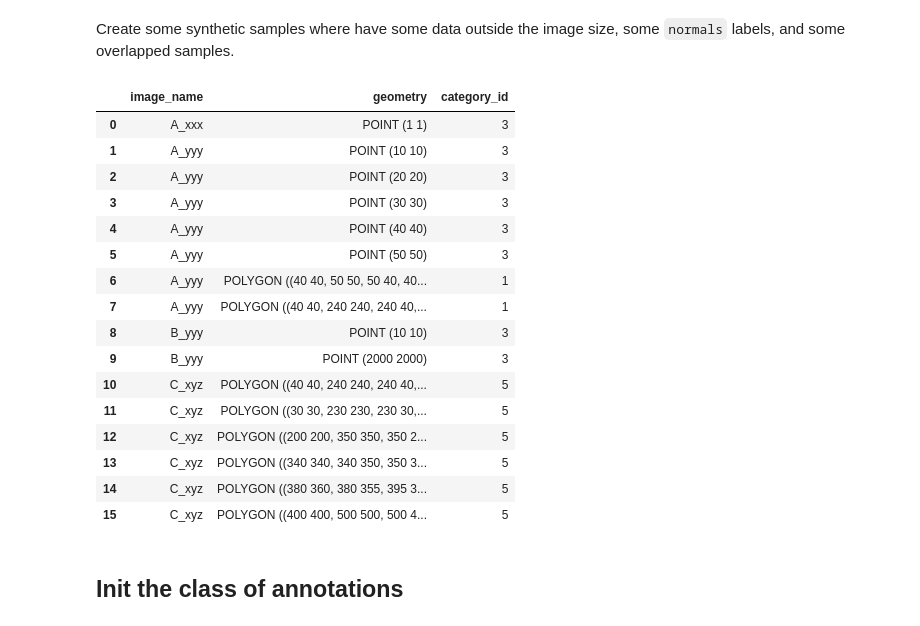
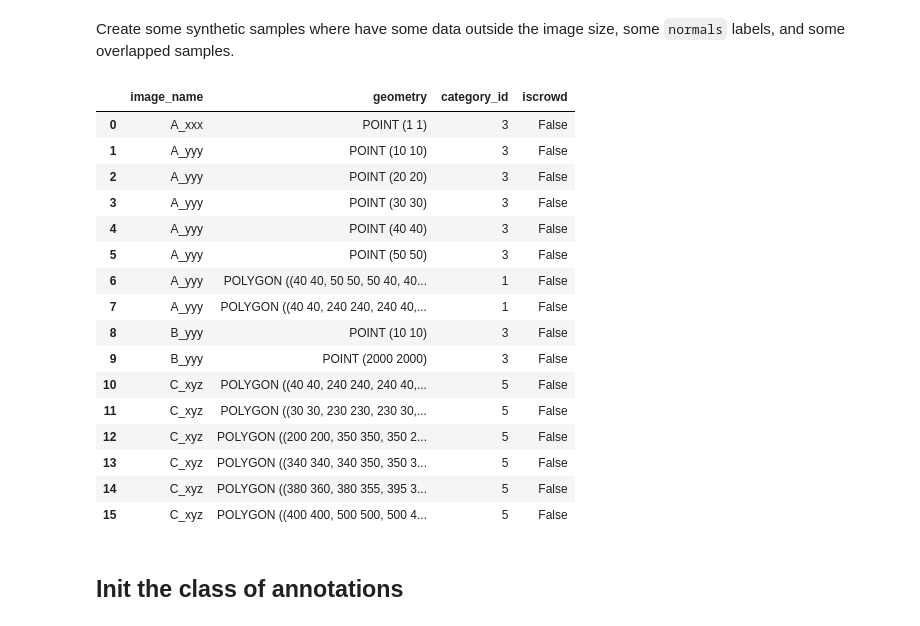
Before and after one commit to johnnv1/CCAgT-utils, a Jupyter notebook: examples/converters/CCAgT.ipynb, the cells around one changed output. Drawn from its saved outputs; the diff is of its cells as text; code cells hidden in the pictures.

```diff
--- a/examples/converters/CCAgT.ipynb
+++ b/examples/converters/CCAgT.ipynb
@@ -13,44 +13,44 @@ from CCAgT_utils.categories import Helper as Categories_Helper
 # %% [markdown]
 Create some synthetic samples where have some data outside the image size, some `normals` labels, and some overlapped samples.
 # %%
-data = [{'image_name': 'A_xxx', 'geometry': Point(1, 1), 'category_id': 3},
-        {'image_name': 'A_yyy', 'geometry': Point(10, 10), 'category_id': 3},
-        {'image_name': 'A_yyy', 'geometry': Point(20, 20), 'category_id': 3},
-        {'image_name': 'A_yyy', 'geometry': Point(30, 30), 'category_id': 3},
-        {'image_name': 'A_yyy', 'geometry': Point(40, 40), 'category_id': 3},
-        {'image_name': 'A_yyy', 'geometry': Point(50, 50), 'category_id': 3},
-        {'image_name': 'A_yyy', 'geometry': Polygon([(40, 40), (50, 50), (50, 40)]), 'category_id': 1},
-        {'image_name': 'A_yyy', 'geometry': Polygon([(40, 40), (240, 240), (240, 40)]), 'category_id': 1},
-        {'image_name': 'B_yyy', 'geometry': Point(10, 10), 'category_id': 3},
-        {'image_name': 'B_yyy', 'geometry': Point(2000, 2000), 'category_id': 3},
-        {'image_name': 'C_xyz', 'geometry': Polygon([(40, 40), (240, 240), (240, 40)]), 'category_id': 5},
-        {'image_name': 'C_xyz', 'geometry': Polygon([(30, 30), (230, 230), (230, 30)]), 'category_id': 5},
-        {'image_name': 'C_xyz', 'geometry': Polygon([(200, 200), (350, 350), (350, 200)]), 'category_id': 5},
-        {'image_name': 'C_xyz', 'geometry': Polygon([(340, 340), (340, 350), (350, 360)]), 'category_id': 5},
-        {'image_name': 'C_xyz', 'geometry': Polygon([(380, 360), (380, 355), (395, 360)]), 'category_id': 5},
-        {'image_name': 'C_xyz', 'geometry': Polygon([(400, 400), (500, 500), (500, 400)]), 'category_id': 5},
+data = [{'image_name': 'A_xxx', 'geometry': Point(1, 1), 'category_id': 3,'iscrowd': False},
+        {'image_name': 'A_yyy', 'geometry': Point(10, 10), 'category_id': 3,'iscrowd': False},
+        {'image_name': 'A_yyy', 'geometry': Point(20, 20), 'category_id': 3,'iscrowd': False},
+        {'image_name': 'A_yyy', 'geometry': Point(30, 30), 'category_id': 3,'iscrowd': False},
+        {'image_name': 'A_yyy', 'geometry': Point(40, 40), 'category_id': 3,'iscrowd': False},
+        {'image_name': 'A_yyy', 'geometry': Point(50, 50), 'category_id': 3,'iscrowd': False},
+        {'image_name': 'A_yyy', 'geometry': Polygon([(40, 40), (50, 50), (50, 40)]), 'category_id': 1,'iscrowd': False},
+        {'image_name': 'A_yyy', 'geometry': Polygon([(40, 40), (240, 240), (240, 40)]), 'category_id': 1,'iscrowd': False},
+        {'image_name': 'B_yyy', 'geometry': Point(10, 10), 'category_id': 3,'iscrowd': False},
+        {'image_name': 'B_yyy', 'geometry': Point(2000, 2000), 'category_id': 3,'iscrowd': False},
+        {'image_name': 'C_xyz', 'geometry': Polygon([(40, 40), (240, 240), (240, 40)]), 'category_id': 5,'iscrowd': False},
+        {'image_name': 'C_xyz', 'geometry': Polygon([(30, 30), (230, 230), (230, 30)]), 'category_id': 5,'iscrowd': False},
+        {'image_name': 'C_xyz', 'geometry': Polygon([(200, 200), (350, 350), (350, 200)]), 'category_id': 5,'iscrowd': False},
+        {'image_name': 'C_xyz', 'geometry': Polygon([(340, 340), (340, 350), (350, 360)]), 'category_id': 5,'iscrowd': False},
+        {'image_name': 'C_xyz', 'geometry': Polygon([(380, 360), (380, 355), (395, 360)]), 'category_id': 5,'iscrowd': False},
+        {'image_name': 'C_xyz', 'geometry': Polygon([(400, 400), (500, 500), (500, 400)]), 'category_id': 5,'iscrowd': False},
         ]
 
 df = pd.DataFrame(data)
 df
 # %% [output]
-|  | image_name | geometry | category_id |
-| 0 | A_xxx | POINT (1 1) | 3 |
-| 1 | A_yyy | POINT (10 10) | 3 |
-| 2 | A_yyy | POINT (20 20) | 3 |
-| 3 | A_yyy | POINT (30 30) | 3 |
-| 4 | A_yyy | POINT (40 40) | 3 |
-| 5 | A_yyy | POINT (50 50) | 3 |
-| 6 | A_yyy | POLYGON ((40 40, 50 50, 50 40, 40... | 1 |
-| 7 | A_yyy | POLYGON ((40 40, 240 240, 240 40,... | 1 |
-| 8 | B_yyy | POINT (10 10) | 3 |
-| 9 | B_yyy | POINT (2000 2000) | 3 |
-| 10 | C_xyz | POLYGON ((40 40, 240 240, 240 40,... | 5 |
-| 11 | C_xyz | POLYGON ((30 30, 230 230, 230 30,... | 5 |
-| 12 | C_xyz | POLYGON ((200 200, 350 350, 350 2... | 5 |
-| 13 | C_xyz | POLYGON ((340 340, 340 350, 350 3... | 5 |
-| 14 | C_xyz | POLYGON ((380 360, 380 355, 395 3... | 5 |
-| 15 | C_xyz | POLYGON ((400 400, 500 500, 500 4... | 5 |
+|  | image_name | geometry | category_id | iscrowd |
+| 0 | A_xxx | POINT (1 1) | 3 | False |
+| 1 | A_yyy | POINT (10 10) | 3 | False |
+| 2 | A_yyy | POINT (20 20) | 3 | False |
+| 3 | A_yyy | POINT (30 30) | 3 | False |
+| 4 | A_yyy | POINT (40 40) | 3 | False |
+| 5 | A_yyy | POINT (50 50) | 3 | False |
+| 6 | A_yyy | POLYGON ((40 40, 50 50, 50 40, 40... | 1 | False |
+| 7 | A_yyy | POLYGON ((40 40, 240 240, 240 40,... | 1 | False |
+| 8 | B_yyy | POINT (10 10) | 3 | False |
+| 9 | B_yyy | POINT (2000 2000) | 3 | False |
+| 10 | C_xyz | POLYGON ((40 40, 240 240, 240 40,... | 5 | False |
+| 11 | C_xyz | POLYGON ((30 30, 230 230, 230 30,... | 5 | False |
+| 12 | C_xyz | POLYGON ((200 200, 350 350, 350 2... | 5 | False |
+| 13 | C_xyz | POLYGON ((340 340, 340 350, 350 3... | 5 | False |
+| 14 | C_xyz | POLYGON ((380 360, 380 355, 395 3... | 5 | False |
+| 15 | C_xyz | POLYGON ((400 400, 500 500, 500 4... | 5 | False |
 # %% [markdown]
 ## Init the class of annotations
 # %%
```
Also changed, not shown: parts of 24 cells of this notebook, 1 other file.
